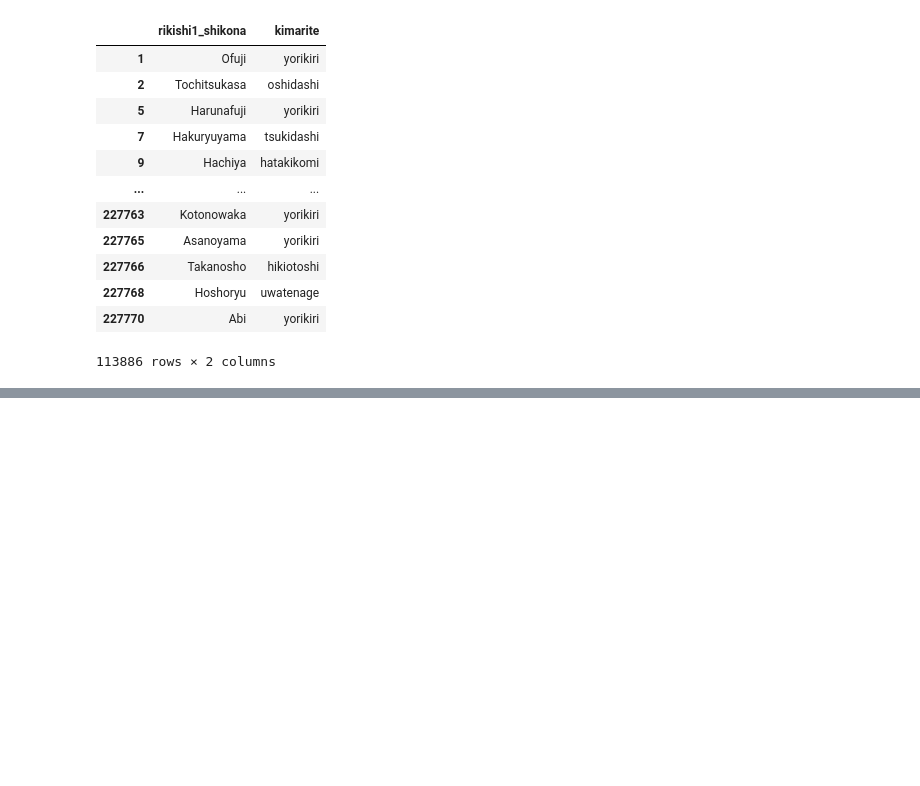
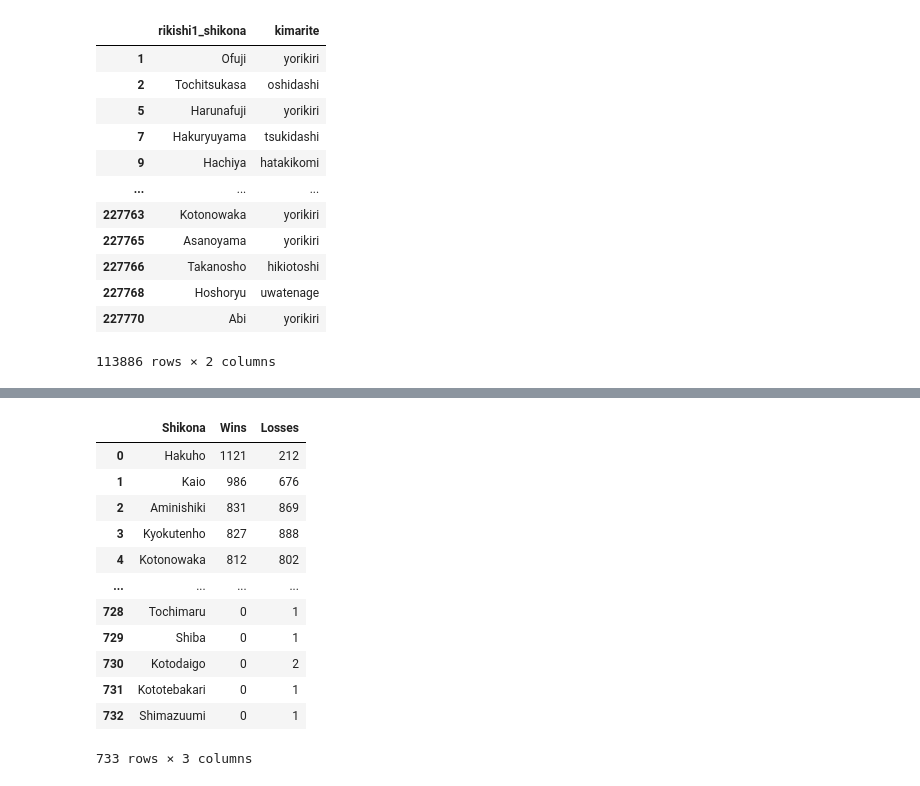
Before and after one commit to mjbrechner/sumo, a Jupyter notebook: Sumo Results.ipynb, the cells around one changed output, grey strips where cells are left out. Drawn from its saved outputs; the diff is of its cells as text; code cells hidden in the pictures; blank space fills up the shorter version.

```diff
--- a/Sumo Results.ipynb
+++ b/Sumo Results.ipynb
@@ -80,3 +80,8 @@ sumo_only_wins[['rikishi1_shikona', 'kimarite']]
 | 227768 | Hoshoryu | uwatenage |
 | 227770 | Abi | yorikiri |
 113886 rows × 2 columns
+# %%
+#Same as above, but now we'll just show the losers with sumo_only_losses
+sumo_only_losses = sumo[sumo.rikishi1_win == int("0")]
+
+sumo_only_losses[['rikishi1_shikona', 'kimarite']]
@@ -112,0 +131,7 @@ win_count
+# %%
+sorted_win_count = sorted(win_count.items(), key=lambda x:x[1], reverse=True)
+sorted_win_count
+
+sorted_win_count_df = pd.DataFrame.from_dict(sorted_win_count)
+sorted_win_count_df.columns = ['Shikona', 'Wins']
+sorted_win_count_df.head()
@@ -112,0 +145,14 @@ win_count
+# %%
+##Same thing but for losses
+loss_count = {}
+
+for r in rikishi_list:
+    loss_count[r] = len(sumo_only_losses.loc[sumo.rikishi1_shikona == r])
+
+
+sorted_loss_count = sorted(loss_count.items(), key=lambda x:x[1], reverse=True)
+sorted_loss_count
+
+sorted_loss_count_df = pd.DataFrame.from_dict(sorted_loss_count)
+sorted_loss_count_df.columns = ['Shikona', 'Losses']
+sorted_loss_count_df.head()
@@ -112,0 +166,17 @@ win_count
+# %%
+won_loss_df = pd.merge(sorted_win_count_df, sorted_loss_count_df)
+won_loss_df
+# %% [output]
+|  | Shikona | Wins | Losses |
+| 0 | Hakuho | 1121 | 212 |
+| 1 | Kaio | 986 | 676 |
+| 2 | Aminishiki | 831 | 869 |
+| 3 | Kyokutenho | 827 | 888 |
+| 4 | Kotonowaka | 812 | 802 |
+| ... | ... | ... | ... |
+| 728 | Tochimaru | 0 | 1 |
+| 729 | Shiba | 0 | 1 |
+| 730 | Kotodaigo | 0 | 2 |
+| 731 | Kototebakari | 0 | 1 |
+| 732 | Shimazuumi | 0 | 1 |
+733 rows × 3 columns
```
Also changed, not shown: parts of 11 cells of this notebook, 8 other files.
